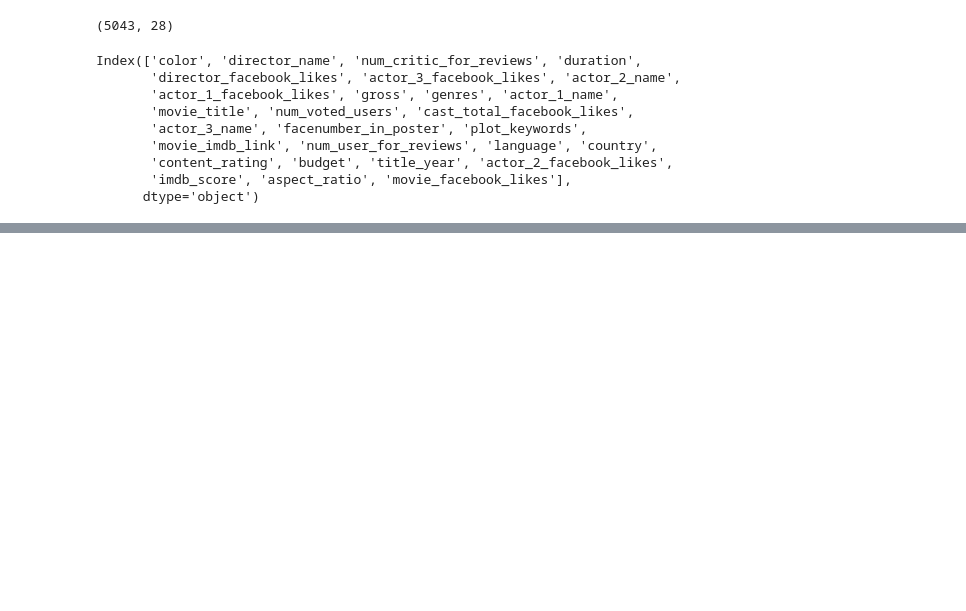
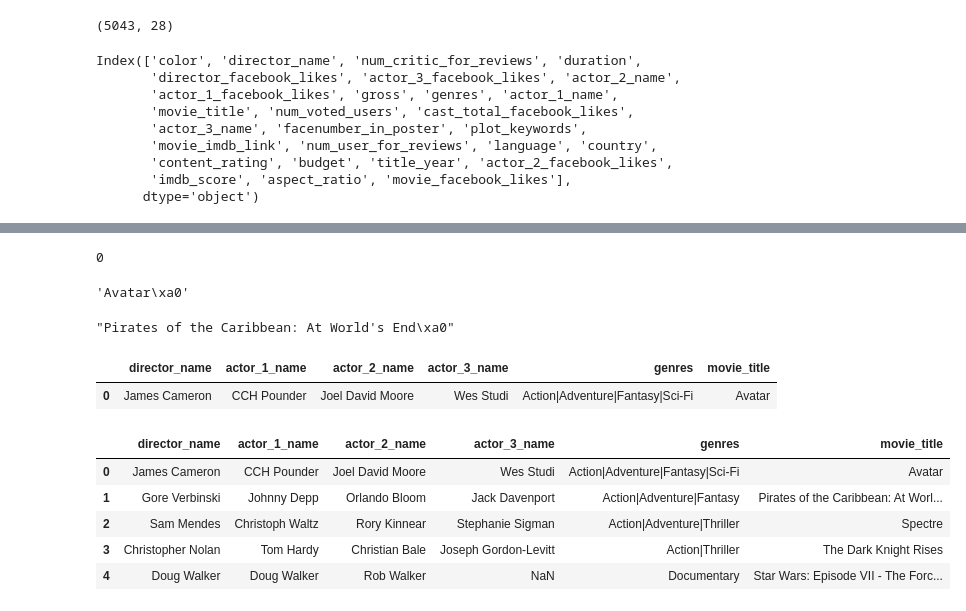
Before and after one commit to nilupulmanodya/machine-learning-projects, a Jupyter notebook: movie recomendation system/Data preprocessing 1.ipynb, the cells around one changed output, grey strips where cells are left out. Cells and saved outputs as stored; diff of their text form; code cells hidden in the pictures; blank space fills up the shorter version.

```diff
--- a/movie recomendation system/Data preprocessing 1.ipynb
+++ b/movie recomendation system/Data preprocessing 1.ipynb
@@ -32,0 +73,28 @@ df.unique*()
+# %%
+(df.movie_title == 'Avatar').sum()
+# %% [output]
+0
+# %%
+df.movie_title[0]
+# %% [output]
+'Avatar\xa0'
+# %%
+df.movie_title[1]
+# %% [output]
+"Pirates of the Caribbean: At World's End\xa0"
+# %%
+df.loc[df.movie_title=='Avatar\xa0',['director_name','actor_1_name','actor_2_name','actor_3_name','genres','movie_title']]
+# %% [output]
+|  | director_name | actor_1_name | actor_2_name | actor_3_name | genres | movie_title |
+| 0 | James Cameron | CCH Pounder | Joel David Moore | Wes Studi | Action|Adventure|Fantasy|Sci-Fi | Avatar |
+# %%
+df_e = df.loc[:,['director_name','actor_1_name','actor_2_name','actor_3_name','genres','movie_title']]
+# %%
+df_e.head()
+# %% [output]
+|  | director_name | actor_1_name | actor_2_name | actor_3_name | genres | movie_title |
+| 0 | James Cameron | CCH Pounder | Joel David Moore | Wes Studi | Action|Adventure|Fantasy|Sci-Fi | Avatar |
+| 1 | Gore Verbinski | Johnny Depp | Orlando Bloom | Jack Davenport | Action|Adventure|Fantasy | Pirates of the Caribbean: At Worl... |
+| 2 | Sam Mendes | Christoph Waltz | Rory Kinnear | Stephanie Sigman | Action|Adventure|Thriller | Spectre |
+| 3 | Christopher Nolan | Tom Hardy | Christian Bale | Joseph Gordon-Levitt | Action|Thriller | The Dark Knight Rises |
+| 4 | Doug Walker | Doug Walker | Rob Walker | NaN | Documentary | Star Wars: Episode VII - The Forc... |
```
Also changed, not shown: parts of 13 cells of this notebook, 2 other files.
